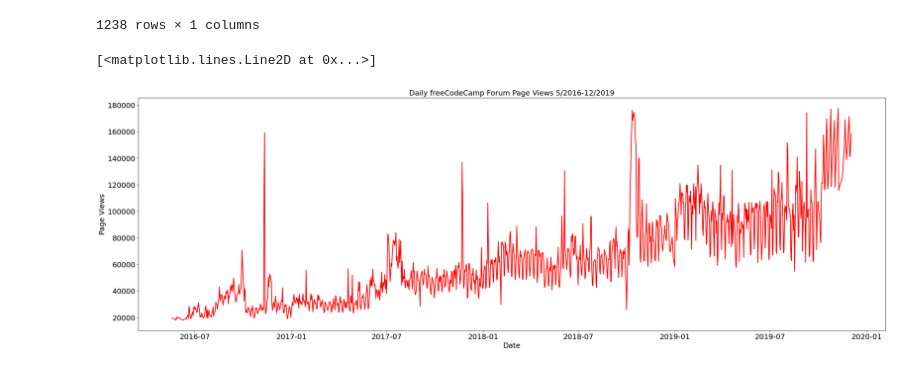
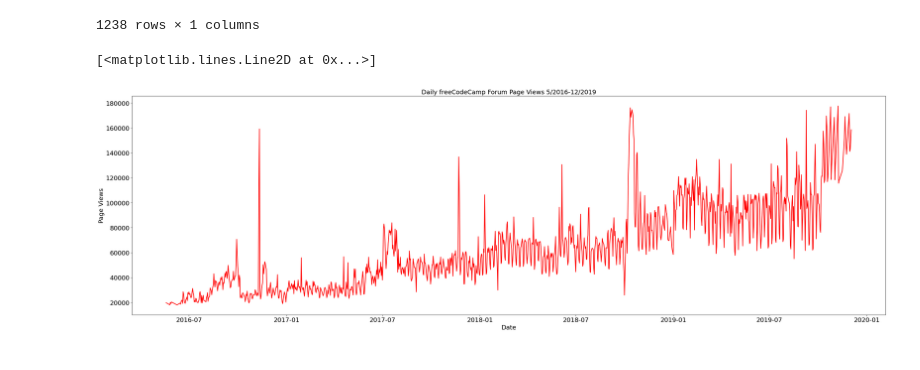
Before and after one commit to MrSz-84/Freecodecamp_data_science, a Jupyter notebook: Final_projects/final_time_series_visualizer/time_series_visualizer.ipynb, the cells around one changed output. Cells and saved outputs as stored; diff of their text form; code cells hidden in the pictures.

```diff
--- a/Final_projects/final_time_series_visualizer/time_series_visualizer.ipynb
+++ b/Final_projects/final_time_series_visualizer/time_series_visualizer.ipynb
@@ -54,14 +54,14 @@ df
 | 2019-12-03 | 158549 |
 1238 rows × 1 columns
 # %%
-fig, axs = plt.subplots(figsize=(32, 10), squeeze=True)
+fig, axs = plt.subplots(figsize=(32, 10), squeeze=True, tight_layout=True)
 fig.subplots_adjust(left=0.1, right=0.9, top=0.9, bottom=0.1)
 axs.set_title('Daily freeCodeCamp Forum Page Views 5/2016-12/2019', fontsize=18)
 axs.set_ylabel('Page Views', fontsize=18)
 axs.set_xlabel('Date', fontsize=18)
 axs.tick_params(labelsize=18)
 axs.plot(df, color='red', linewidth=2)
 # %% [output]
 [<matplotlib.lines.Line2D at 0x...>]
-[figure, old version]
+[figure, new version]
 # %%
```
Also changed, not shown: parts of 5 cells of this notebook, 4 other files.
